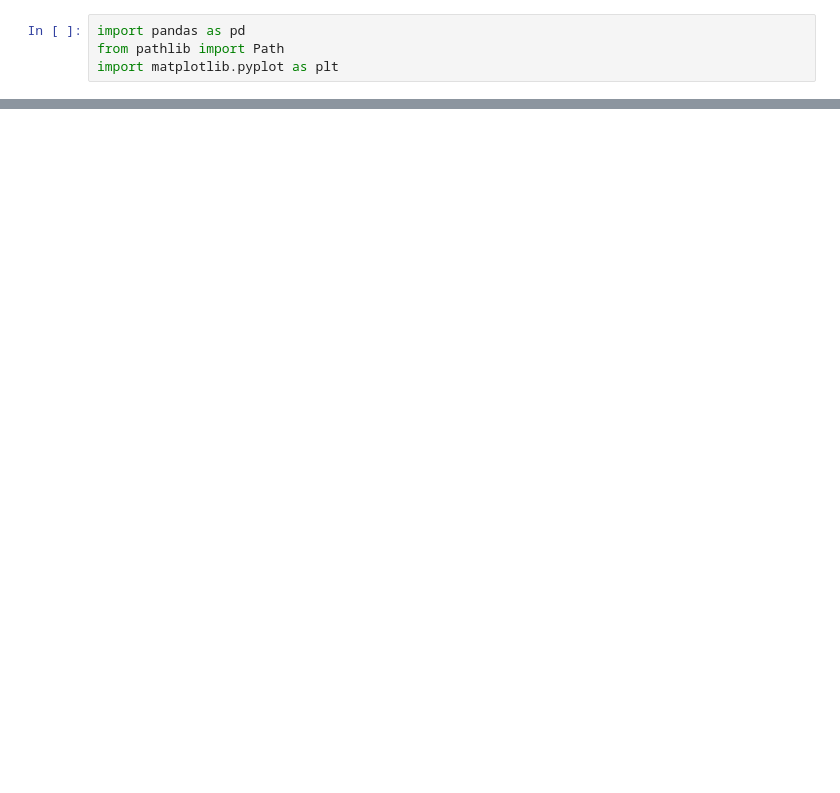
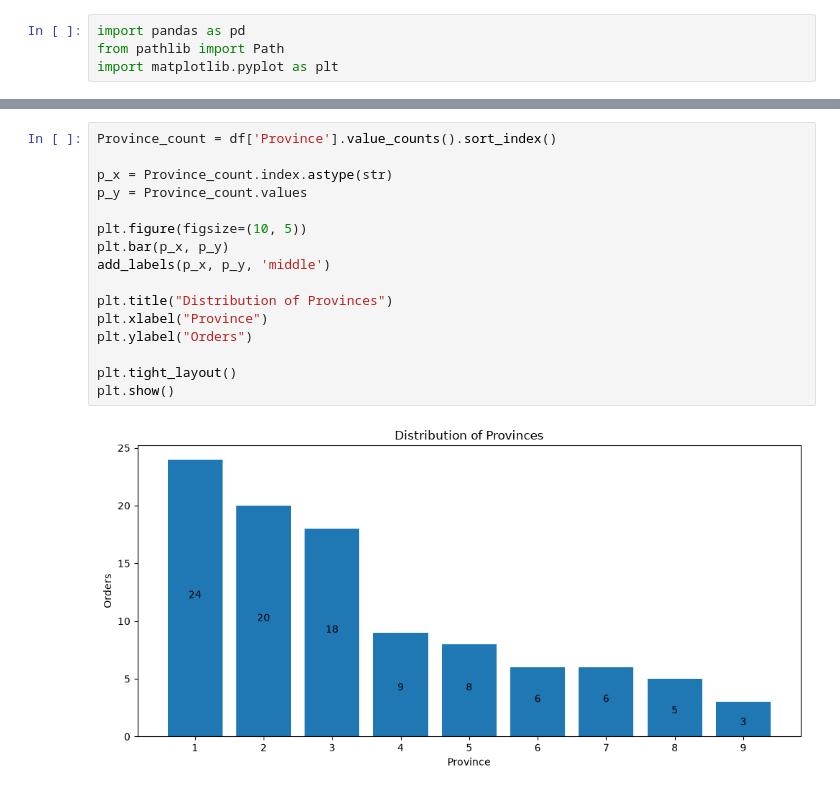
Before and after one commit to Egghead27/Process-Mining-Final-Project, a Jupyter notebook: preprocess/EDA_logistics.ipynb, the cells around one changed output, grey strips where cells are left out. Cells and saved outputs as stored; diff of their text form; blank space fills up the shorter version.

Commit message:
added graphs to EDA_logistics

```diff
--- a/preprocess/EDA_logistics.ipynb
+++ b/preprocess/EDA_logistics.ipynb
@@ -48,0 +82,18 @@ dtype: int64
+# %%
+Province_count = df['Province'].value_counts().sort_index()
+
+p_x = Province_count.index.astype(str)
+p_y = Province_count.values
+
+plt.figure(figsize=(10, 5))
+plt.bar(p_x, p_y)
+add_labels(p_x, p_y, 'middle')
+
+plt.title("Distribution of Provinces")
+plt.xlabel("Province")
+plt.ylabel("Orders")
+
+plt.tight_layout()
+plt.show()
+# %% [output]
+[figure, added]
```
Also changed, not shown: parts of 5 cells of this notebook.
